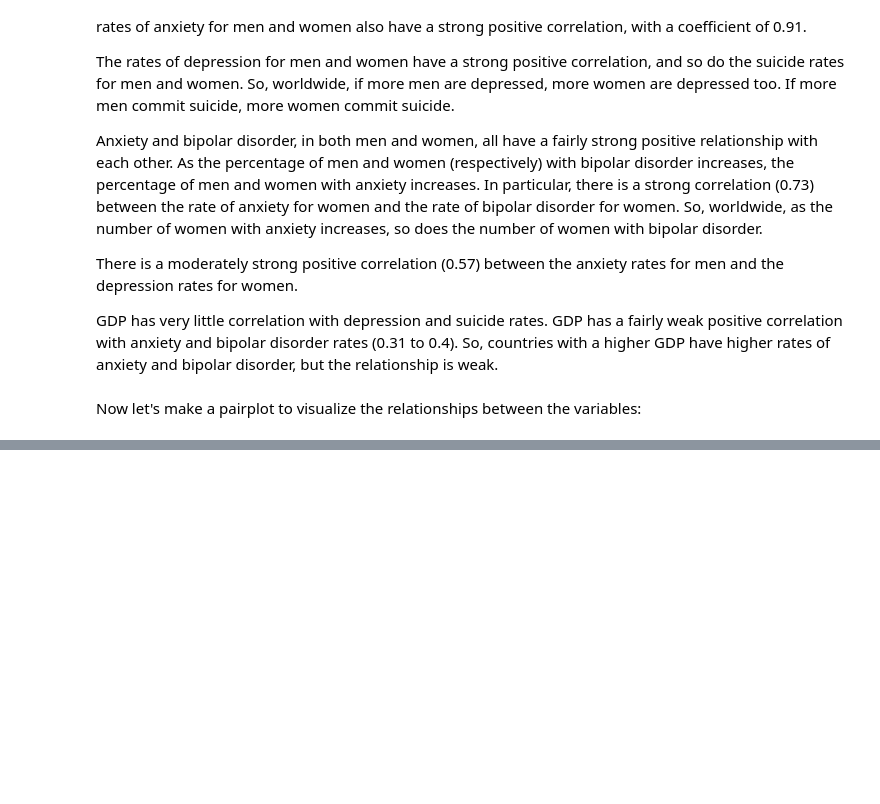
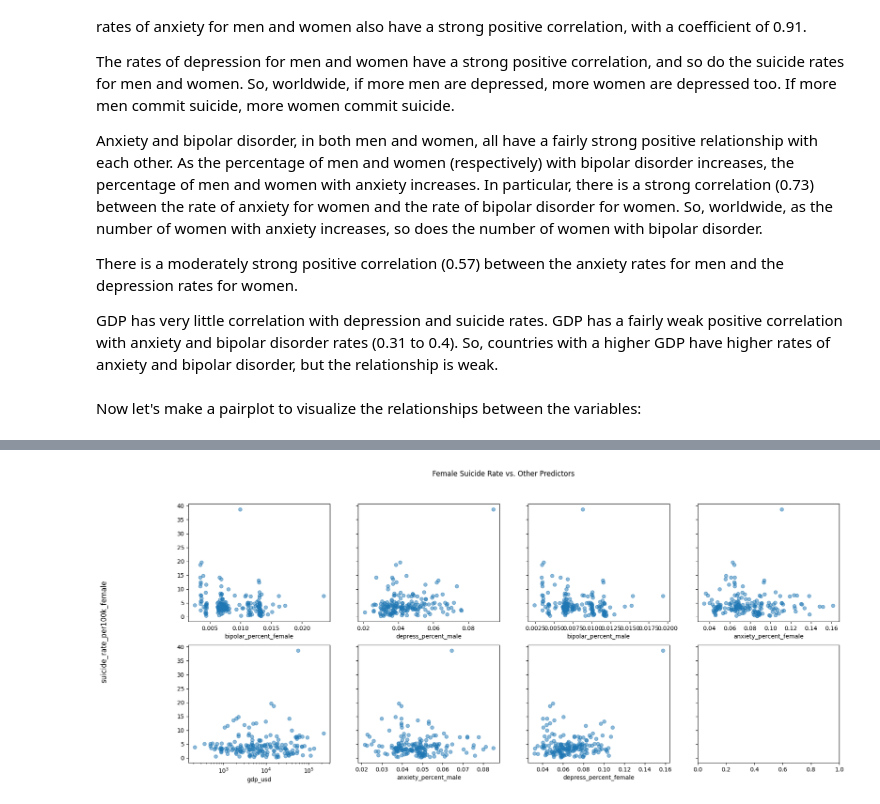
Before and after one commit to David-S-2002/predicting_suicide_rates, a Jupyter notebook: predicting_suicide_rates.ipynb, the cells around one changed output, grey strips where cells are left out. Saved outputs shown, nothing was run; the diff lists cells and outputs as text; code cells hidden in the pictures; blank space fills up the shorter version.

```diff
--- a/predicting_suicide_rates.ipynb
+++ b/predicting_suicide_rates.ipynb
@@ -144,0 +203,24 @@ Looking at the plots, there appear to be some nonlinear relationships in the dat
+# %%
+# Make individual plots of the response variables vs. the other variables
+
+fig, axs = plt.subplots(nrows=2, ncols=4, sharey=True)
+fig.set_size_inches(20, 8)
+fig.supylabel("suicide_rate_per100k_female")
+fig.suptitle("Female Suicide Rate vs. Other Predictors")
+
+# all the predictors in the dataset
+predictor_cols = list(set(pivoted.columns) - set(["suicide_rate_per100k_male", "suicide_rate_per100k_female"]))
+
+# for each predictor and its numbered index
+for i, predictor in enumerate(predictor_cols[:4]):
+    axs[0,i].scatter(pivoted[predictor], pivoted["suicide_rate_per100k_female"], alpha=0.5)
+    axs[0,i].set_xlabel(predictor)
+
+for i, predictor in enumerate(predictor_cols[4:]):
+    axs[1,i].scatter(pivoted[predictor], pivoted["suicide_rate_per100k_female"], alpha=0.5)
+    axs[1,i].set_xlabel(predictor)
+
+    if predictor == "gdp_usd":
+        axs[1, i].set_xscale("log")
+# %% [output]
+[figure, added]
```
Also changed, not shown: parts of 47 cells of this notebook, 3 other files.
